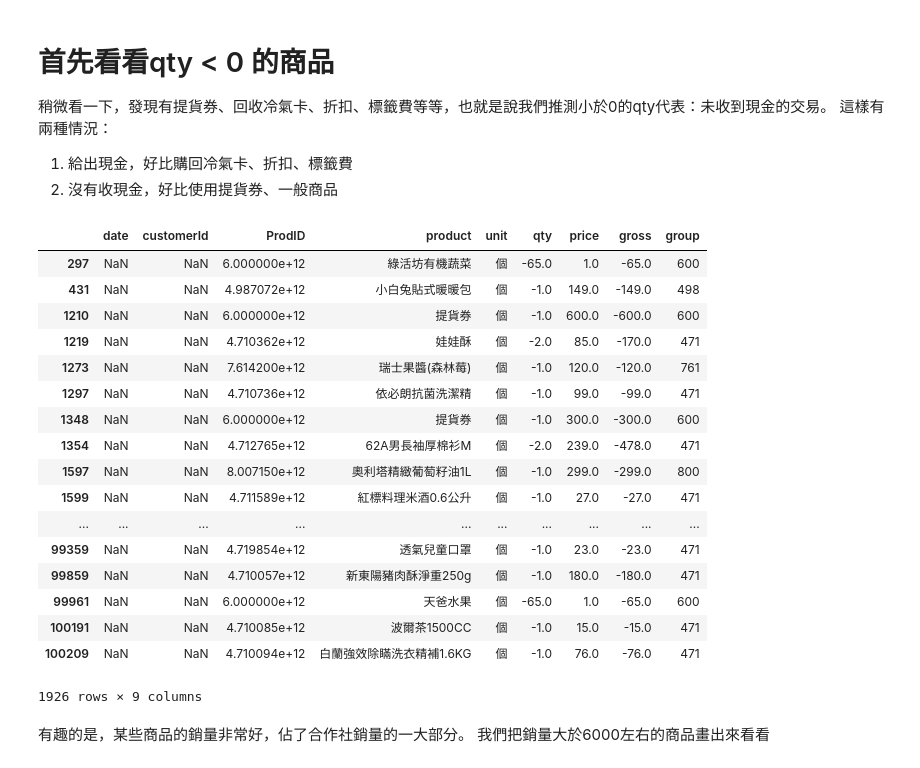
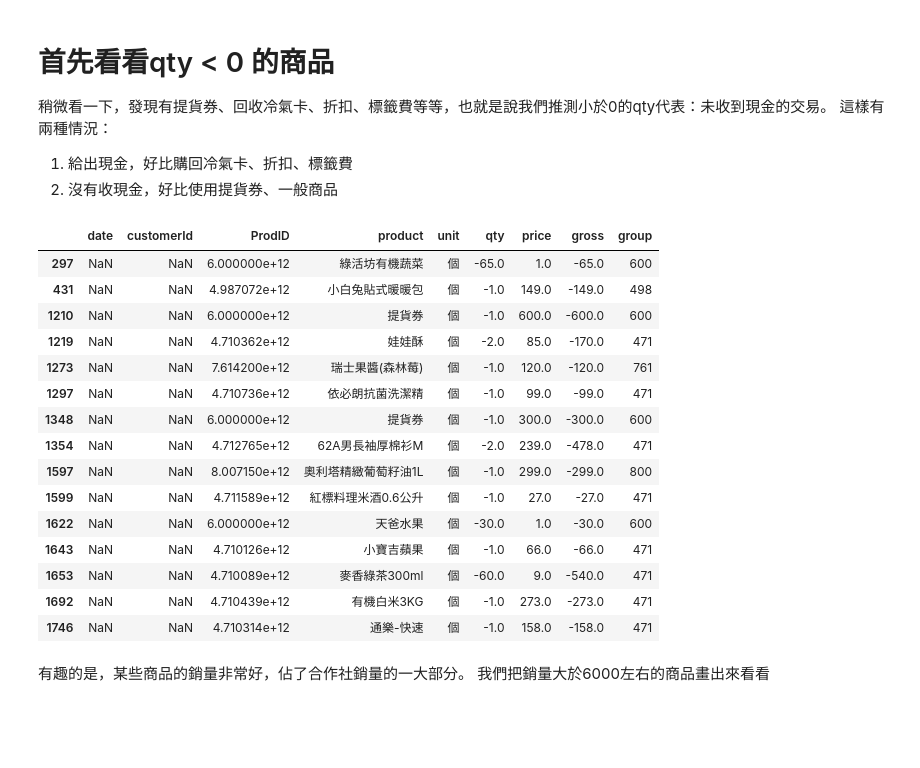
Before and after one commit to Dennis055/Data-analysis-project, a Jupyter notebook: project_analysis/政大合作社-顧客分析.ipynb, the cells around one changed output. Cells and saved outputs as stored; diff of their text form; code cells hidden in the pictures; blank space fills up the shorter version.

```diff
--- a/project_analysis/政大合作社-顧客分析.ipynb
+++ b/project_analysis/政大合作社-顧客分析.ipynb
@@ -113,26 +113,24 @@ sns.scatterplot(x =pvt.qty ,y= pvt.gross)
 1. 給出現金，好比購回冷氣卡、折扣、標籤費
 2. 沒有收現金，好比使用提貨券、一般商品
 # %%
-df[df.gross<0]
+df[df.gross<0].head(15)
 # %% [output]
 |  | date | customerId | ProdID | product | unit | qty | price | gross | group |
 | 297 | NaN | NaN | 6.000000e+12 | 綠活坊有機蔬菜 | 個 | -65.0 | 1.0 | -65.0 | 600 |
 | 431 | NaN | NaN | 4.987072e+12 | 小白兔貼式暖暖包 | 個 | -1.0 | 149.0 | -149.0 | 498 |
 | 1210 | NaN | NaN | 6.000000e+12 | 提貨券 | 個 | -1.0 | 600.0 | -600.0 | 600 |
 | 1219 | NaN | NaN | 4.710362e+12 | 娃娃酥 | 個 | -2.0 | 85.0 | -170.0 | 471 |
 | 1273 | NaN | NaN | 7.614200e+12 | 瑞士果醬(森林莓) | 個 | -1.0 | 120.0 | -120.0 | 761 |
 | 1297 | NaN | NaN | 4.710736e+12 | 依必朗抗菌洗潔精 | 個 | -1.0 | 99.0 | -99.0 | 471 |
 | 1348 | NaN | NaN | 6.000000e+12 | 提貨券 | 個 | -1.0 | 300.0 | -300.0 | 600 |
 | 1354 | NaN | NaN | 4.712765e+12 | 62A男長袖厚棉衫M | 個 | -2.0 | 239.0 | -478.0 | 471 |
 | 1597 | NaN | NaN | 8.007150e+12 | 奧利塔精緻葡萄籽油1L | 個 | -1.0 | 299.0 | -299.0 | 800 |
 | 1599 | NaN | NaN | 4.711589e+12 | 紅標料理米酒0.6公升 | 個 | -1.0 | 27.0 | -27.0 | 471 |
-| ... | ... | ... | ... | ... | ... | ... | ... | ... | ... |
-| 99359 | NaN | NaN | 4.719854e+12 | 透氣兒童口罩 | 個 | -1.0 | 23.0 | -23.0 | 471 |
-| 99859 | NaN | NaN | 4.710057e+12 | 新東陽豬肉酥淨重250g | 個 | -1.0 | 180.0 | -180.0 | 471 |
-| 99961 | NaN | NaN | 6.000000e+12 | 天爸水果 | 個 | -65.0 | 1.0 | -65.0 | 600 |
-| 100191 | NaN | NaN | 4.710085e+12 | 波爾茶1500CC | 個 | -1.0 | 15.0 | -15.0 | 471 |
-| 100209 | NaN | NaN | 4.710094e+12 | 白蘭強效除瞞洗衣精補1.6KG | 個 | -1.0 | 76.0 | -76.0 | 471 |
+| 1622 | NaN | NaN | 6.000000e+12 | 天爸水果 | 個 | -30.0 | 1.0 | -30.0 | 600 |
+| 1643 | NaN | NaN | 4.710126e+12 | 小寶吉蘋果 | 個 | -1.0 | 66.0 | -66.0 | 471 |
+| 1653 | NaN | NaN | 4.710089e+12 | 麥香綠茶300ml | 個 | -60.0 | 9.0 | -540.0 | 471 |
+| 1692 | NaN | NaN | 4.710439e+12 | 有機白米3KG | 個 | -1.0 | 273.0 | -273.0 | 471 |
+| 1746 | NaN | NaN | 4.710314e+12 | 通樂-快速 | 個 | -1.0 | 158.0 | -158.0 | 471 |
-1926 rows × 9 columns
 # %% [markdown]
 有趣的是，某些商品的銷量非常好，佔了合作社銷量的一大部分。 我們把銷量大於6000左右的商品畫出來看看
 # %%
```
Also changed, not shown: parts of 14 cells of this notebook.
